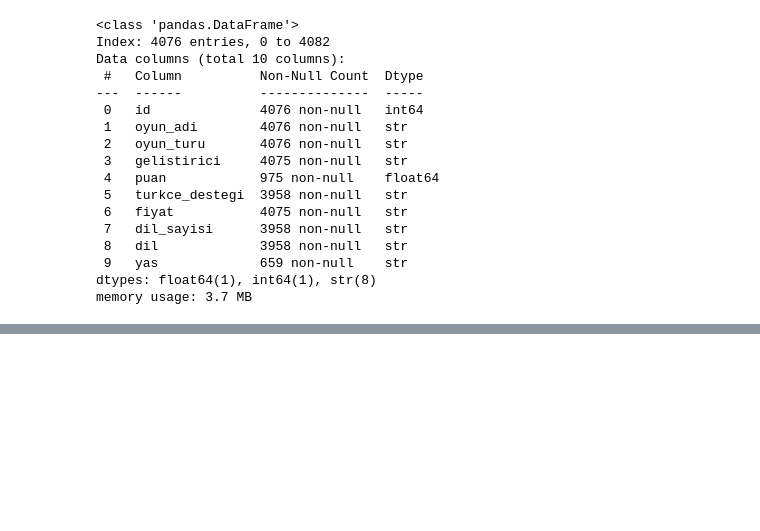
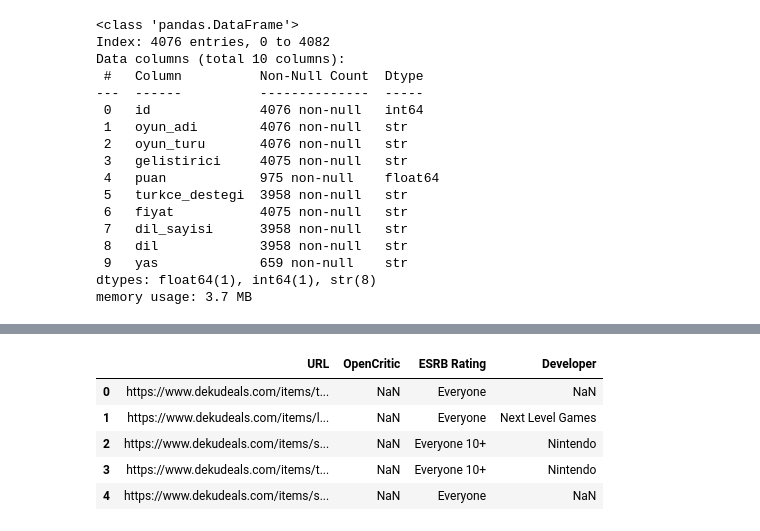
Before and after one commit to betultgumus/ybs-makine-ogrenmesi, a Jupyter notebook: ANIVIA/anivia.ipynb, the cells around one changed output, grey strips where cells are left out. Saved outputs shown, nothing was run; the diff lists cells and outputs as text; code cells hidden in the pictures; blank space fills up the shorter version.

Commit message:
data yüklendi

```diff
--- a/ANIVIA/anivia.ipynb
+++ b/ANIVIA/anivia.ipynb
@@ -179,3 +200,13 @@ df_nintendo.head()
+# %%
+df_nintendo2 = pd.read_csv("web-scraping-data/nintendo2.csv")
+df_nintendo2.head()
+# %% [output]
+|  | URL | OpenCritic | ESRB Rating | Developer |
+| 0 | https://www.dekudeals.com/items/t... | NaN | Everyone | NaN |
+| 1 | https://www.dekudeals.com/items/l... | NaN | Everyone | Next Level Games |
+| 2 | https://www.dekudeals.com/items/s... | NaN | Everyone 10+ | Nintendo |
+| 3 | https://www.dekudeals.com/items/t... | NaN | Everyone 10+ | Nintendo |
+| 4 | https://www.dekudeals.com/items/s... | NaN | Everyone | NaN |
 # %%
 df_xbox = pd.read_csv("web-scraping-data/XBOX_TUM_OYUNLAR.csv")
 df_xbox.head()
```
Also changed, not shown: parts of 5 cells of this notebook, 1 other file.
